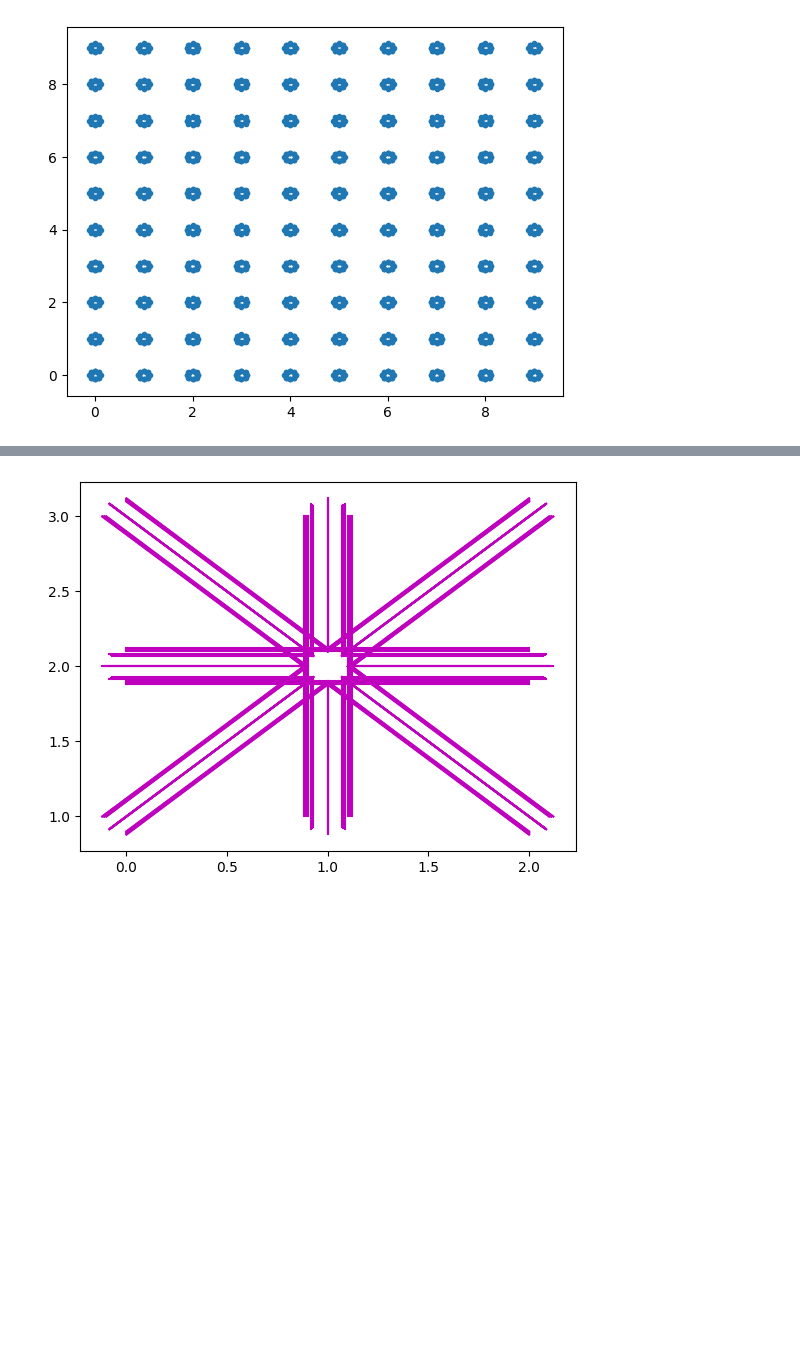
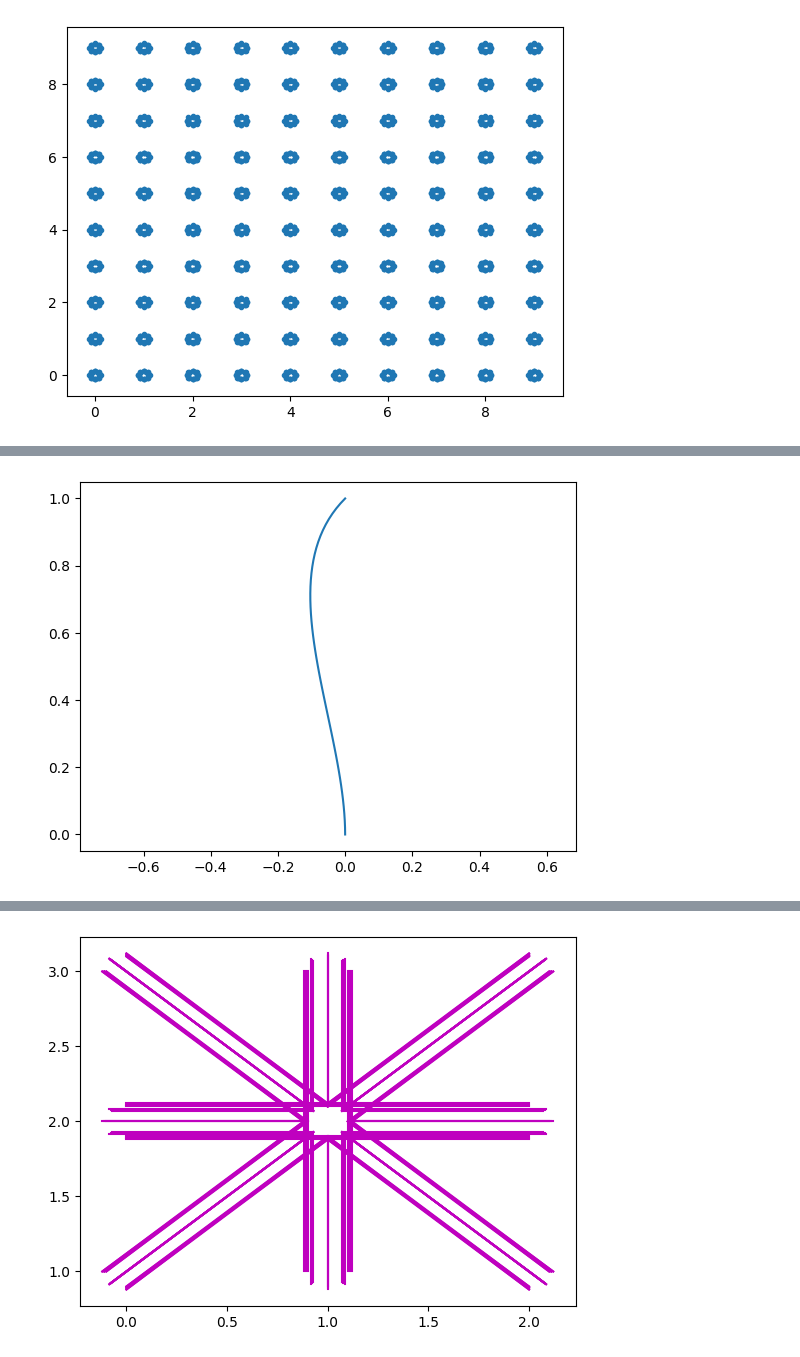
Before and after one commit to arthurrichards77/smply, a Jupyter notebook: grid_states.ipynb, the cells around one changed output, grey strips where cells are left out. Cells and saved outputs as stored; diff of their text form; code cells hidden in the pictures; blank space fills up the shorter version.

```diff
--- a/grid_states.ipynb
+++ b/grid_states.ipynb
@@ -36,0 +62,15 @@ cost_matrix = np.inf*np.ones((num_points,num_points))
+# %%
+x1,y1,vx1,vy1 = 0,0,0,1
+x2,y2,vx2,vy2 = 0,1,0.7,0.7
+
+T = 1.0
+
+ax,bx,cx,dx = fit_cubic(x1,x2,vx1,vx2,T)
+ay,by,cy,dy = fit_cubic(y1,y2,vy1,vy2,T)
+
+plt.plot(ax+bx*s+cx*s**2+dx*s**3,
+         ay+by*s+cy*s**2+dy*s**3,'-')
+plt.axis('equal')
+plt.show()
+# %% [output]
+[figure, added]
```
Also changed, not shown: parts of 6 cells of this notebook.
